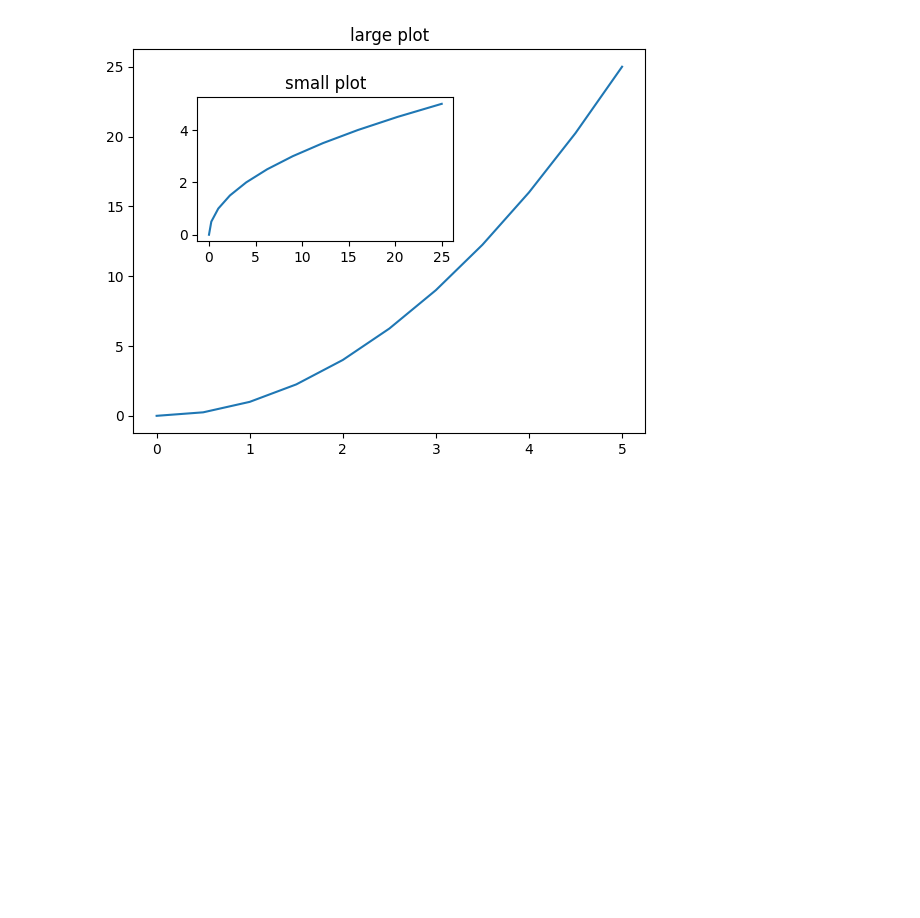
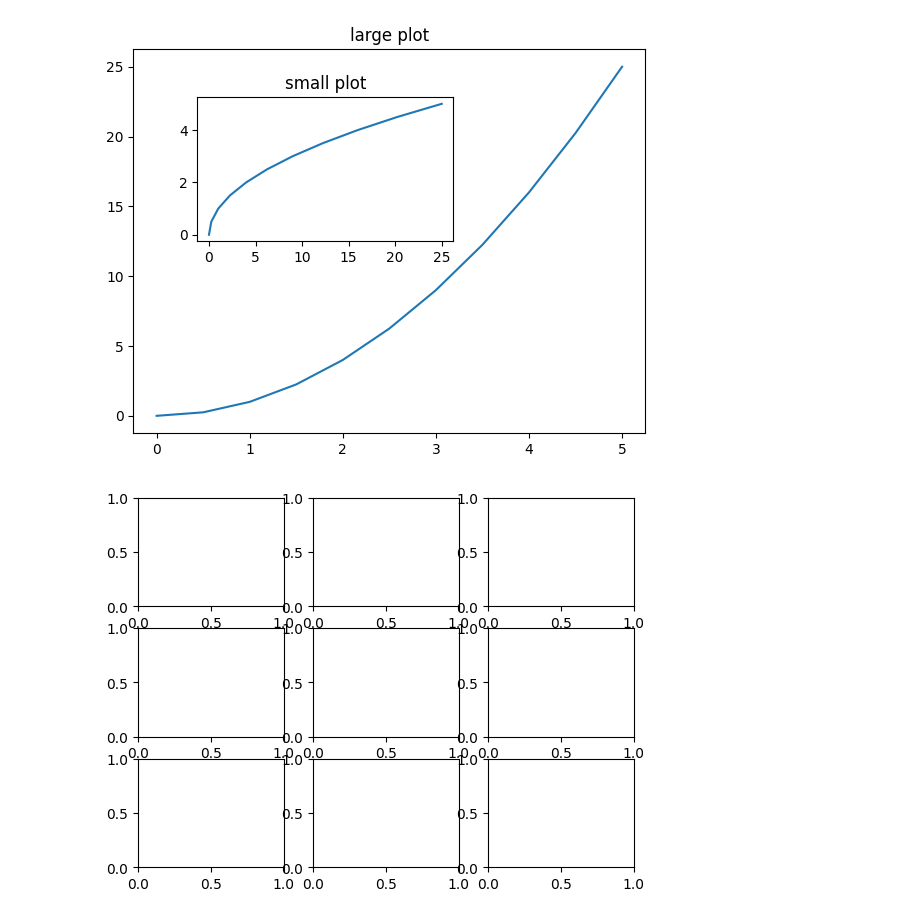
Before and after one commit to mekchou/Python-for-DS-and-ML-Bootcamp, a Jupyter notebook: Sec8/L42matplotlib1.ipynb, the cells around one changed output. Saved outputs shown, nothing was run; the diff lists cells and outputs as text; code cells hidden in the pictures; blank space fills up the shorter version.

```diff
--- a/Sec8/L42matplotlib1.ipynb
+++ b/Sec8/L42matplotlib1.ipynb
@@ -64,3 +64,8 @@ axes2.set_title('small plot')
 # %% [output]
 Text(0.5, 1.0, 'small plot')
 [figure]
+# %%
+fig,axes = plt.subplots(nrows =3, ncols=3)
+# axes.plot(x,y)
+# %% [output]
+[figure, added]
```
Also changed, not shown: parts of 8 cells of this notebook.
